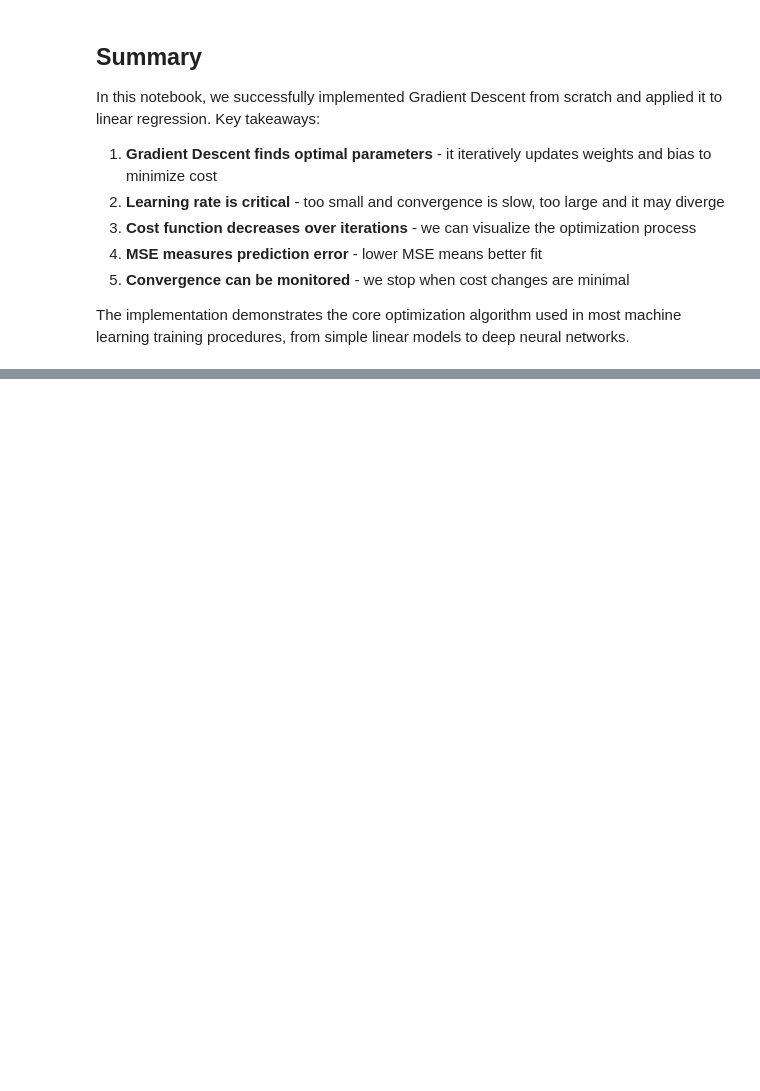
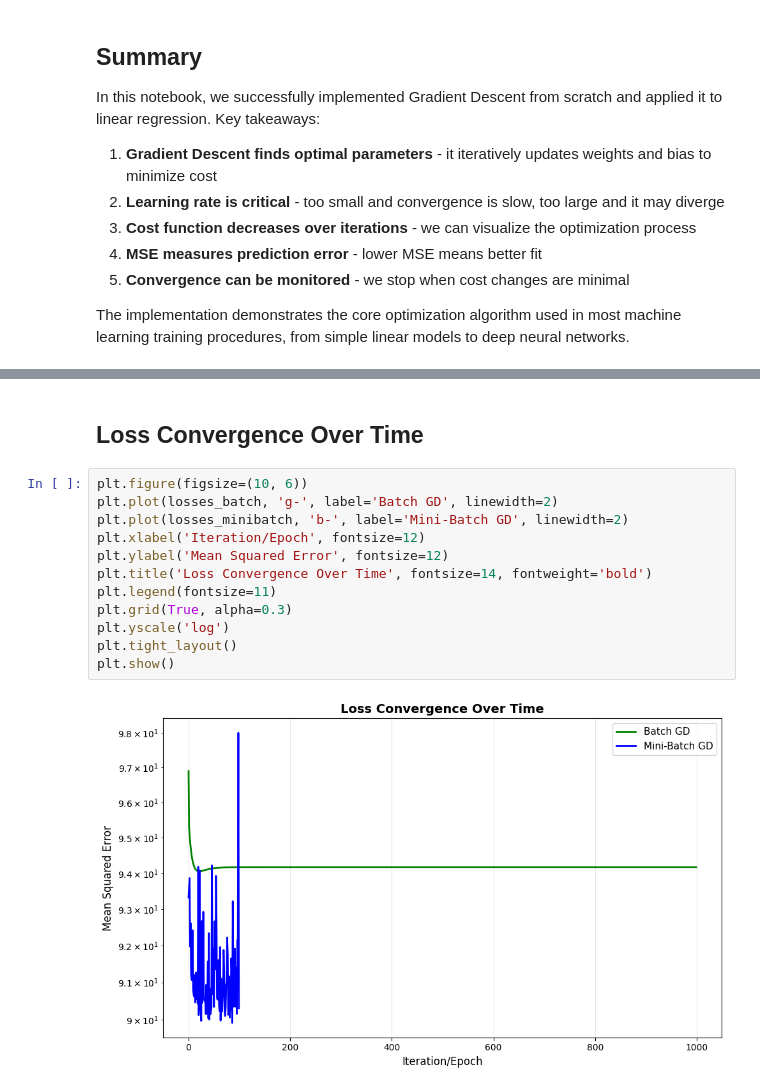
Before and after one commit to Artificial-Intelligence-UC-Irvine/ML101-Code-Examples, a Jupyter notebook: week5_gradien_descent/gradient-descent/master.ipynb, the cells around one changed output, grey strips where cells are left out. Cells and saved outputs as stored; diff of their text form; blank space fills up the shorter version.

```diff
--- a/week5_gradien_descent/gradient-descent/master.ipynb
+++ b/week5_gradien_descent/gradient-descent/master.ipynb
@@ -227,0 +425,16 @@ The implementation demonstrates the core optimization algorithm used in most mac
+# %% [markdown]
+## Loss Convergence Over Time
+# %%
+plt.figure(figsize=(10, 6))
+plt.plot(losses_batch, 'g-', label='Batch GD', linewidth=2)
+plt.plot(losses_minibatch, 'b-', label='Mini-Batch GD', linewidth=2)
+plt.xlabel('Iteration/Epoch', fontsize=12)
+plt.ylabel('Mean Squared Error', fontsize=12)
+plt.title('Loss Convergence Over Time', fontsize=14, fontweight='bold')
+plt.legend(fontsize=11)
+plt.grid(True, alpha=0.3)
+plt.yscale('log')
+plt.tight_layout()
+plt.show()
+# %% [output]
+[figure, added]
```
Also changed, not shown: parts of 16 cells of this notebook, 3 other files.
